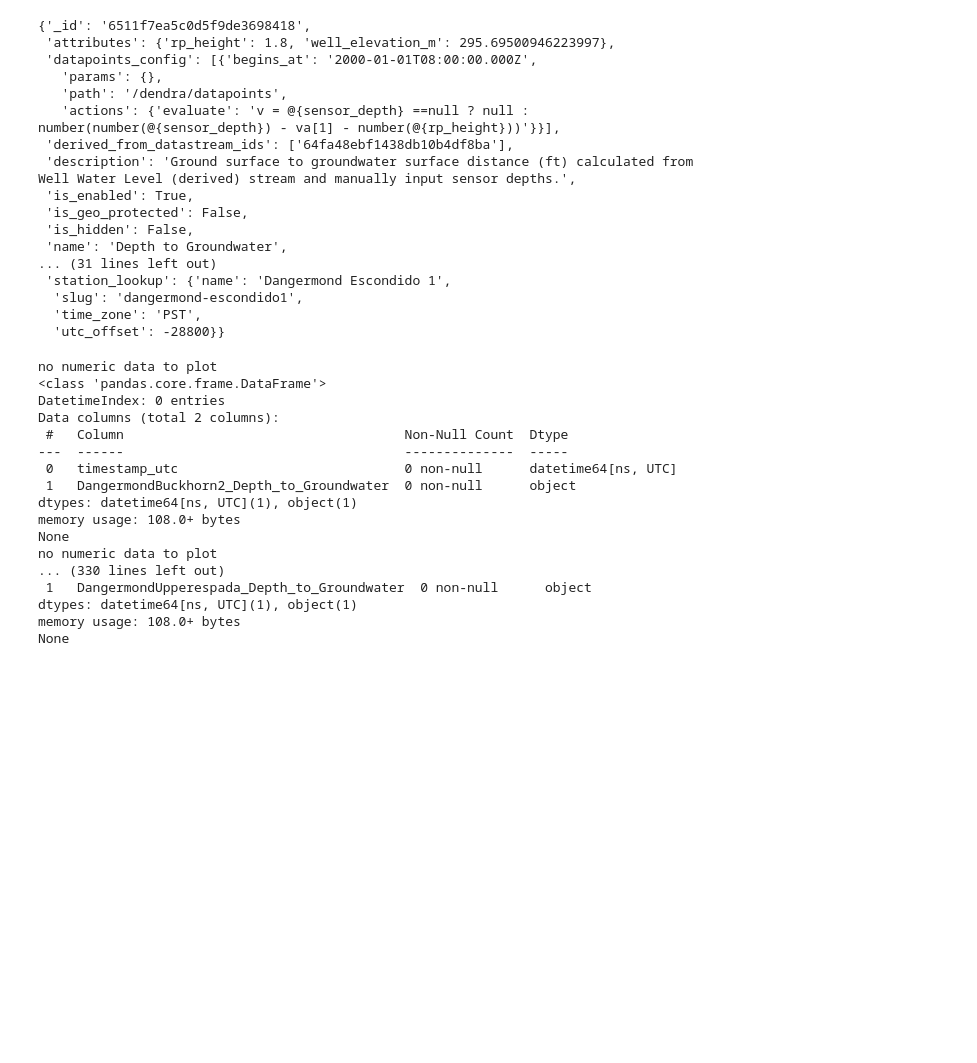
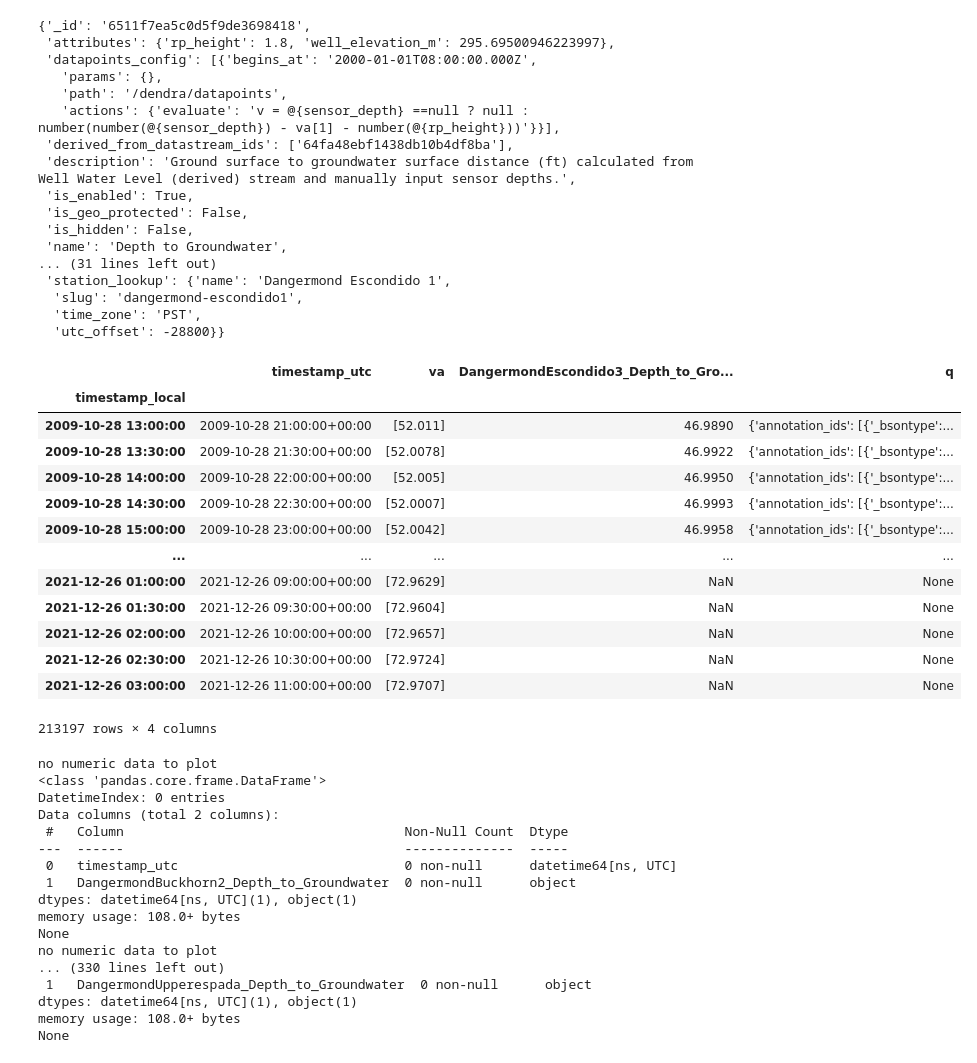
Before and after one commit to LynkerIntel/TNC_dangermond, a Jupyter notebook: station_data/dendra_query.ipynb, the cells around one changed output. Cells and saved outputs as stored; diff of their text form; code cells hidden in the pictures; blank space fills up the shorter version.

```diff
--- a/station_data/dendra_query.ipynb
+++ b/station_data/dendra_query.ipynb
@@ -273,6 +254,27 @@ dsm
 #     station_name = dsm["station_lookup"]["name"]
 #     print(station_name, ds["name"], ds["_id"])
 #     measurement_list.append(ds["_id"])
+# %%
+df = pd.read_parquet(
+    "./output/tnc_datastreams/Dangermond_Escondido_3/DangermondEscondido3_Depth_to_Groundwater.parquet"
+)
+# %%
+df.asfreq("30min")
+# %% [output]
+|  | timestamp_utc | va | DangermondEscondido3_Depth_to_Gro... | q |
+| timestamp_local |  |  |  |  |
+| 2009-10-28 13:00:00 | 2009-10-28 21:00:00+00:00 | [52.011] | 46.9890 | {'annotation_ids': [{'_bsontype':... |
+| 2009-10-28 13:30:00 | 2009-10-28 21:30:00+00:00 | [52.0078] | 46.9922 | {'annotation_ids': [{'_bsontype':... |
+| 2009-10-28 14:00:00 | 2009-10-28 22:00:00+00:00 | [52.005] | 46.9950 | {'annotation_ids': [{'_bsontype':... |
+| 2009-10-28 14:30:00 | 2009-10-28 22:30:00+00:00 | [52.0007] | 46.9993 | {'annotation_ids': [{'_bsontype':... |
+| 2009-10-28 15:00:00 | 2009-10-28 23:00:00+00:00 | [52.0042] | 46.9958 | {'annotation_ids': [{'_bsontype':... |
+| ... | ... | ... | ... | ... |
+| 2021-12-26 01:00:00 | 2021-12-26 09:00:00+00:00 | [72.9629] | NaN | None |
+| 2021-12-26 01:30:00 | 2021-12-26 09:30:00+00:00 | [72.9604] | NaN | None |
+| 2021-12-26 02:00:00 | 2021-12-26 10:00:00+00:00 | [72.9657] | NaN | None |
+| 2021-12-26 02:30:00 | 2021-12-26 10:30:00+00:00 | [72.9724] | NaN | None |
+| 2021-12-26 03:00:00 | 2021-12-26 11:00:00+00:00 | [72.9707] | NaN | None |
+213197 rows × 4 columns
 # %%
 for df in all_datastreams.values():
     try:
```
Also changed, not shown: parts of 3 cells of this notebook.
